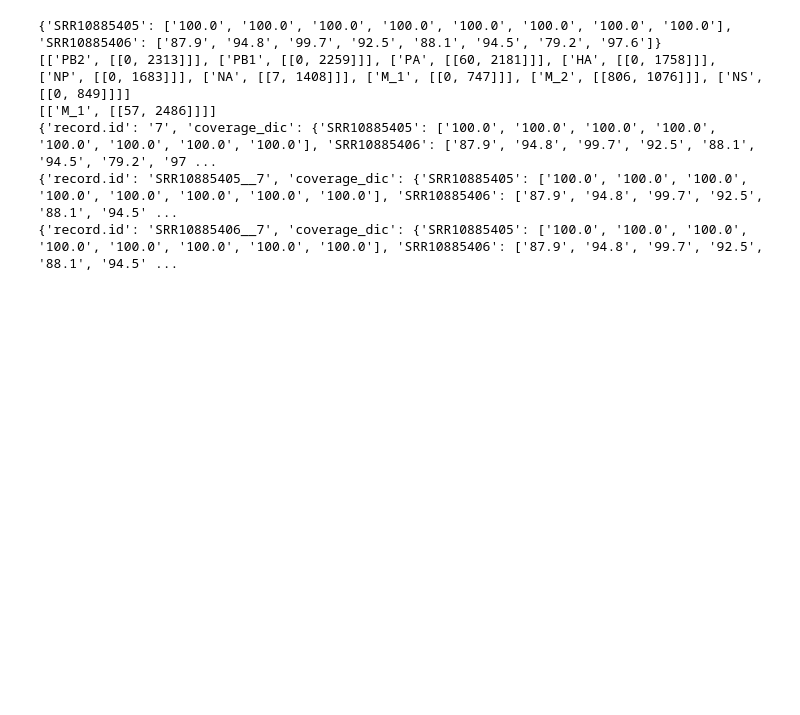
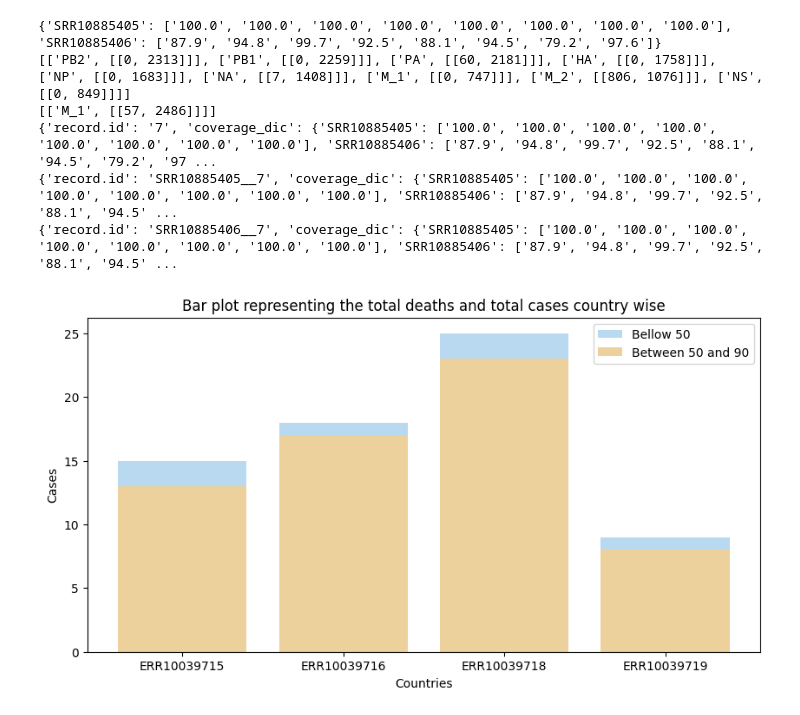
Before and after one commit to RdrigoE/insaflu_snakemake, a Jupyter notebook: utils/test.ipynb, the cells around one changed output. Saved outputs shown, nothing was run; the diff lists cells and outputs as text; code cells hidden in the pictures; blank space fills up the shorter version.

Commit message:
proportions_iSNVs_graph

```diff
--- a/utils/test.ipynb
+++ b/utils/test.ipynb
@@ -1670,3 +1670,26 @@ if __name__ == '__main__':
 {'record.id': '7', 'coverage_dic': {'SRR10885405': ['100.0', '100.0', '100.0', '100.0', '100.0', '100.0', '100.0', '100.0'], 'SRR10885406': ['87.9', '94.8', '99.7', '92.5', '88.1', '94.5', '79.2', '97 ...
 {'record.id': 'SRR10885405__7', 'coverage_dic': {'SRR10885405': ['100.0', '100.0', '100.0', '100.0', '100.0', '100.0', '100.0', '100.0'], 'SRR10885406': ['87.9', '94.8', '99.7', '92.5', '88.1', '94.5' ...
 {'record.id': 'SRR10885406__7', 'coverage_dic': {'SRR10885405': ['100.0', '100.0', '100.0', '100.0', '100.0', '100.0', '100.0', '100.0'], 'SRR10885406': ['87.9', '94.8', '99.7', '92.5', '88.1', '94.5' ...
+# %%
+# Importing the matplotlib library
+import matplotlib.pyplot as plt# Declaring the figure or the plot (y, x) or (width, height)
+yellow = "#ecd19d"
+blue = "#b9d9f0"
+
+plt.figure(figsize=[10, 5])# Categorical data: Country names
+
+samples = ['ERR10039715', 'ERR10039716', 'ERR10039718', 'ERR10039719']# Integer value interms of death counts
+less_50 = [15, 18, 25, 9]# Integer value interms of total cases
+more_50_less_90 = [2, 1, 2, 1]# Plotting both the total death and the total cases in a single plot. Formula total cases - total deaths
+for i in range(len(samples)):
+    plt.bar(samples[i], more_50_less_90[i], bottom = less_50[i] -  more_50_less_90[i], color=blue)
+    plt.bar(samples[i], less_50[i] - more_50_less_90[i], color=yellow)# Creating the legend of the bars in the plot
+    plt.legend(labels = ['Bellow 50','Between 50 and 90'])# Giving the tilte for the plot
+    plt.title("Bar plot representing the total deaths and total cases country wise")# Namimg the x and y axis
+    plt.xlabel('Countries')
+    plt.ylabel('Cases')# Saving the plot as a 'png'
+    #plt.savefig('3BarPlot.png')# Displaying the bar plot
+
+plt.show()
+# %% [output]
+[figure, added]
```
Also changed, not shown: parts of 1 cell of this notebook, 14 other files.
